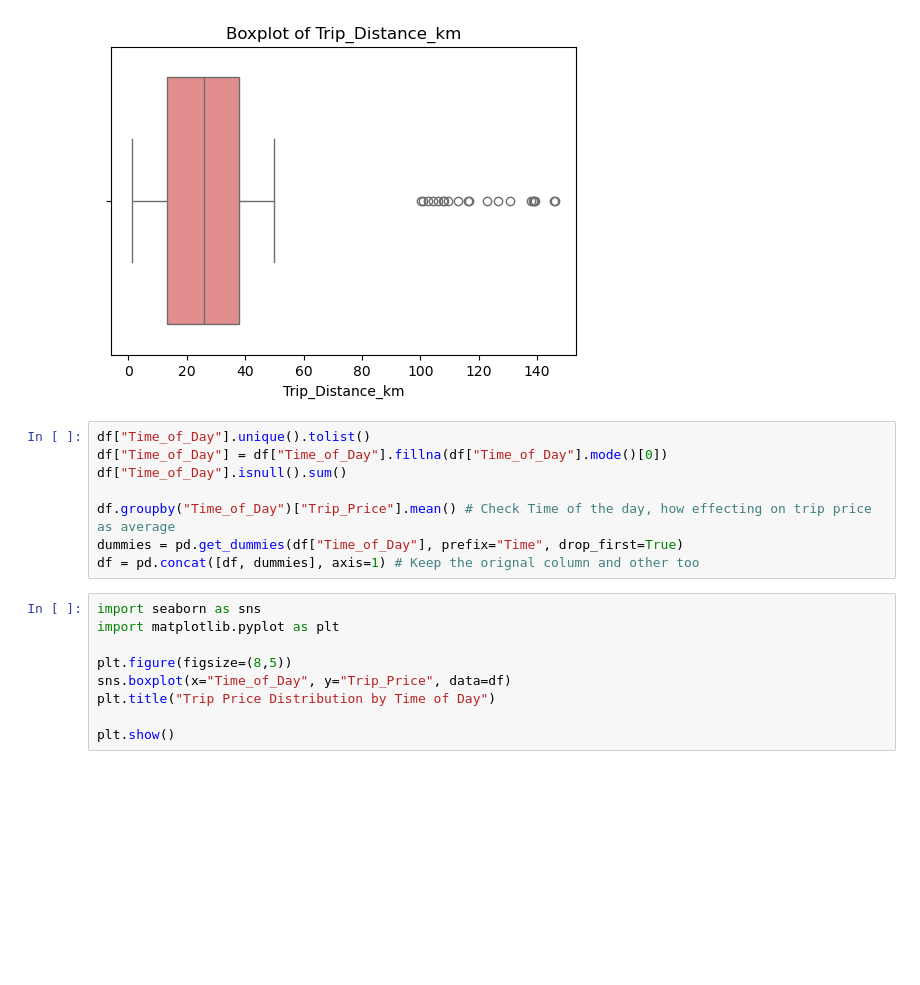
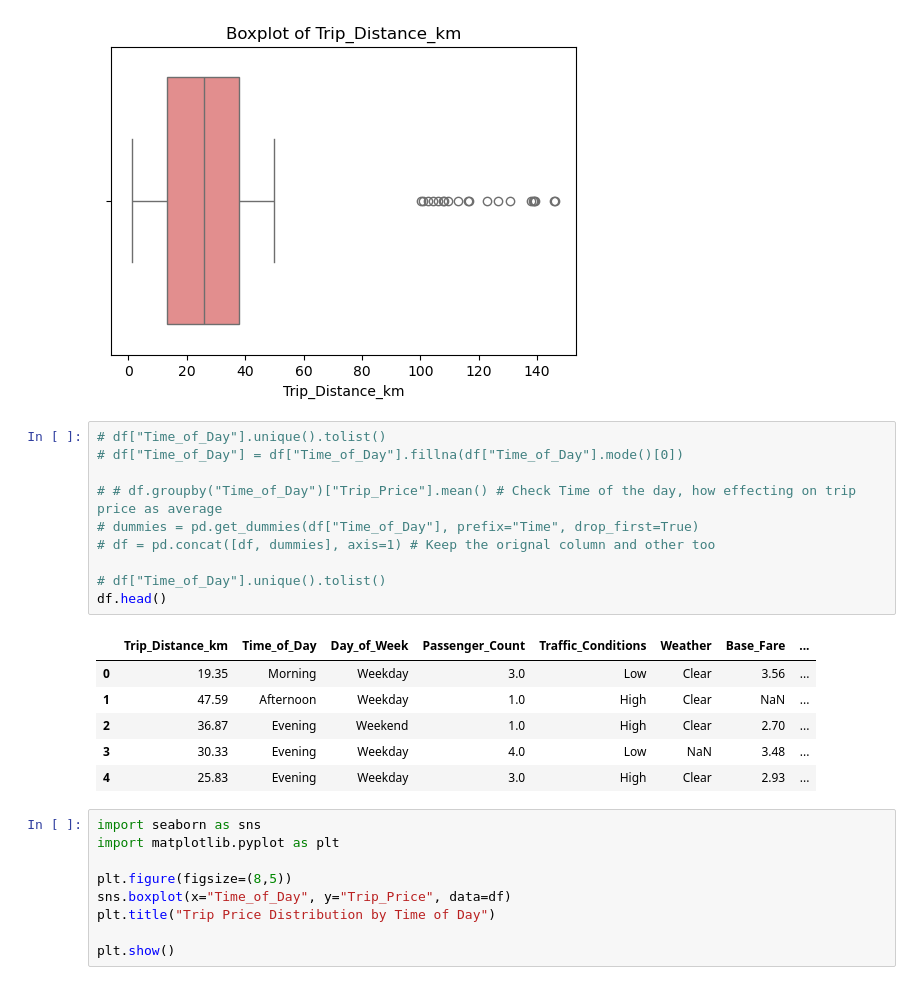
Before and after one commit to Faisal-Zamir/TaxiPricePrediction_dj_UI, a Jupyter notebook: taxi_trip_pricing.ipynb, the cells around one changed output. Cells and saved outputs as stored; diff of their text form; blank space fills up the shorter version.

```diff
--- a/taxi_trip_pricing.ipynb
+++ b/taxi_trip_pricing.ipynb
@@ -91,13 +81,22 @@ plt.show()
 [figure]
 [figure]
 # %%
-df["Time_of_Day"].unique().tolist()
-df["Time_of_Day"] = df["Time_of_Day"].fillna(df["Time_of_Day"].mode()[0])
-df["Time_of_Day"].isnull().sum()
+# df["Time_of_Day"].unique().tolist()
+# df["Time_of_Day"] = df["Time_of_Day"].fillna(df["Time_of_Day"].mode()[0])
 
-df.groupby("Time_of_Day")["Trip_Price"].mean() # Check Time of the day, how effecting on trip price as average
-dummies = pd.get_dummies(df["Time_of_Day"], prefix="Time", drop_first=True)
-df = pd.concat([df, dummies], axis=1) # Keep the orignal column and other too
+# # df.groupby("Time_of_Day")["Trip_Price"].mean() # Check Time of the day, how effecting on trip price as average
+# dummies = pd.get_dummies(df["Time_of_Day"], prefix="Time", drop_first=True)
+# df = pd.concat([df, dummies], axis=1) # Keep the orignal column and other too
+
+# df["Time_of_Day"].unique().tolist()
+df.head()
+# %% [output]
+|  | Trip_Distance_km | Time_of_Day | Day_of_Week | Passenger_Count | Traffic_Conditions | Weather | Base_Fare | ... |
+| 0 | 19.35 | Morning | Weekday | 3.0 | Low | Clear | 3.56 | ... |
+| 1 | 47.59 | Afternoon | Weekday | 1.0 | High | Clear | NaN | ... |
+| 2 | 36.87 | Evening | Weekend | 1.0 | High | Clear | 2.70 | ... |
+| 3 | 30.33 | Evening | Weekday | 4.0 | Low | NaN | 3.48 | ... |
+| 4 | 25.83 | Evening | Weekday | 3.0 | High | Clear | 2.93 | ... |
 # %%
 import seaborn as sns
 import matplotlib.pyplot as plt
```
Also changed, not shown: parts of 12 cells of this notebook, 11 other files.
